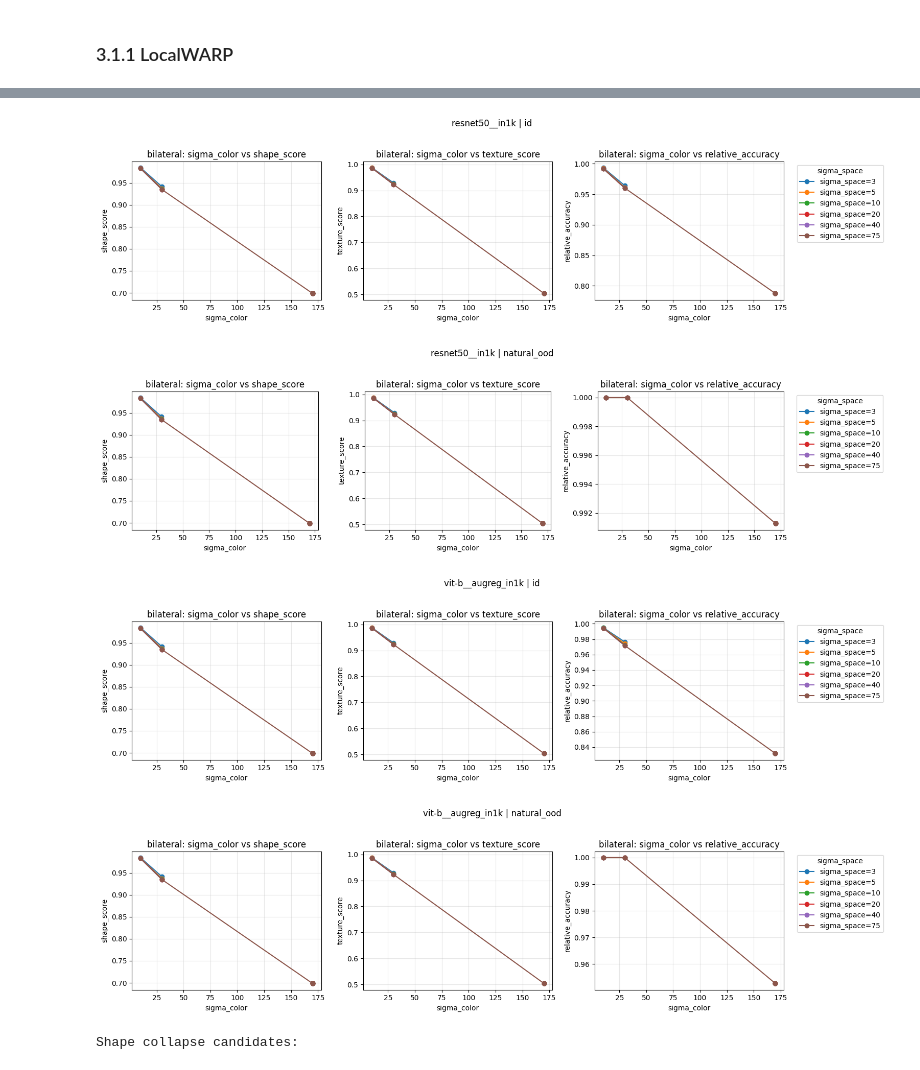
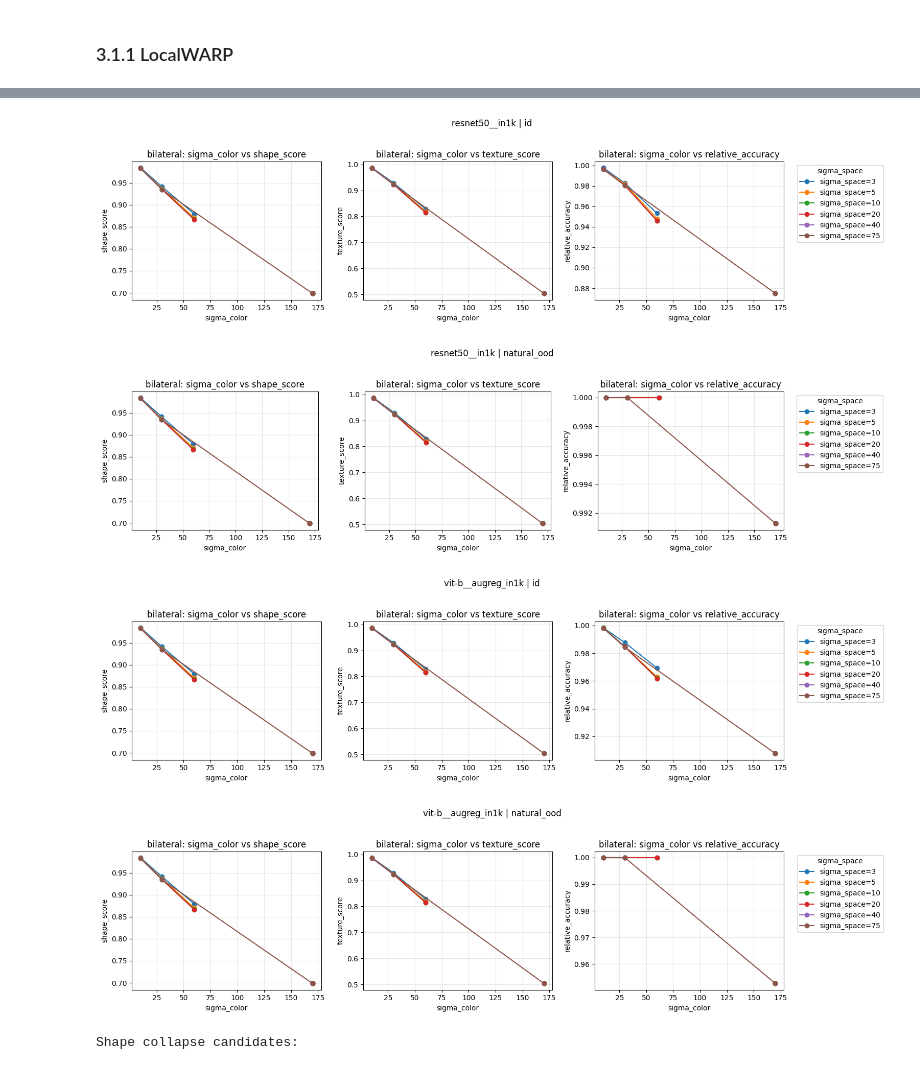
Before and after one commit to sdsdsdsdaf/Feature-Reliance, a Jupyter notebook: results_analysis.ipynb, the cells around one changed output, grey strips where cells are left out. Saved outputs shown, nothing was run; the diff lists cells and outputs as text; code cells hidden in the pictures.

```diff
--- a/results_analysis.ipynb
+++ b/results_analysis.ipynb
@@ -923,10 +923,10 @@ sweep_summary["relative_accuracy"] = sweep_summary["relative_accuracy"].clip(0,
 sweep_summary["feature_reliance"] = 1.0 - sweep_summary["relative_accuracy"]
 display(sweep_summary)
 
-internal_vs_ood_sweep_summary = sweep_summary[
+id_ood_sweep_summary = sweep_summary[
     (
         (sweep_summary["domain_type"] == "id") &
-        (sweep_summary["dataset"] == ID_INTERNAL_DATASET)
+        (sweep_summary["dataset"] == ID_OOD_BASELINE_DATASET)
     ) |
     (
         (sweep_summary["domain_type"] != "id") &
@@ -1209,33 +1209,33 @@ plot_lw_texture_high_shape_vs_acc(
 # %%
 plot_perturbation_sweep_curves_all(
-    internal_vs_ood_sweep_summary,
+    id_ood_sweep_summary,
     perturbation="bilateral",
     model_name="resnet50__in1k",
     domain="id",
 )
 plot_perturbation_sweep_curves_all(
-    internal_vs_ood_sweep_summary,
+    id_ood_sweep_summary,
     perturbation="bilateral",
     model_name="resnet50__in1k",
     domain="natural_ood",
 )
 plot_perturbation_sweep_curves_all(
-    internal_vs_ood_sweep_summary,
+    id_ood_sweep_summary,
     perturbation="bilateral",
     model_name="vit-b__augreg_in1k",
     domain="id",
 )
 plot_perturbation_sweep_curves_all(
-    internal_vs_ood_sweep_summary,
+    id_ood_sweep_summary,
     perturbation="bilateral",
     model_name="vit-b__augreg_in1k",
     domain="natural_ood",
 )
 # %% [output]
-[figure, old version]
+[figure, new version]
-[figure, old version]
+[figure, new version]
-[figure, old version]
+[figure, new version]
-[figure, old version]
+[figure, new version]
 # %%
 def plot_score_collapse(
     df,
```
Also changed, not shown: parts of 21 cells of this notebook, 26 other files.
